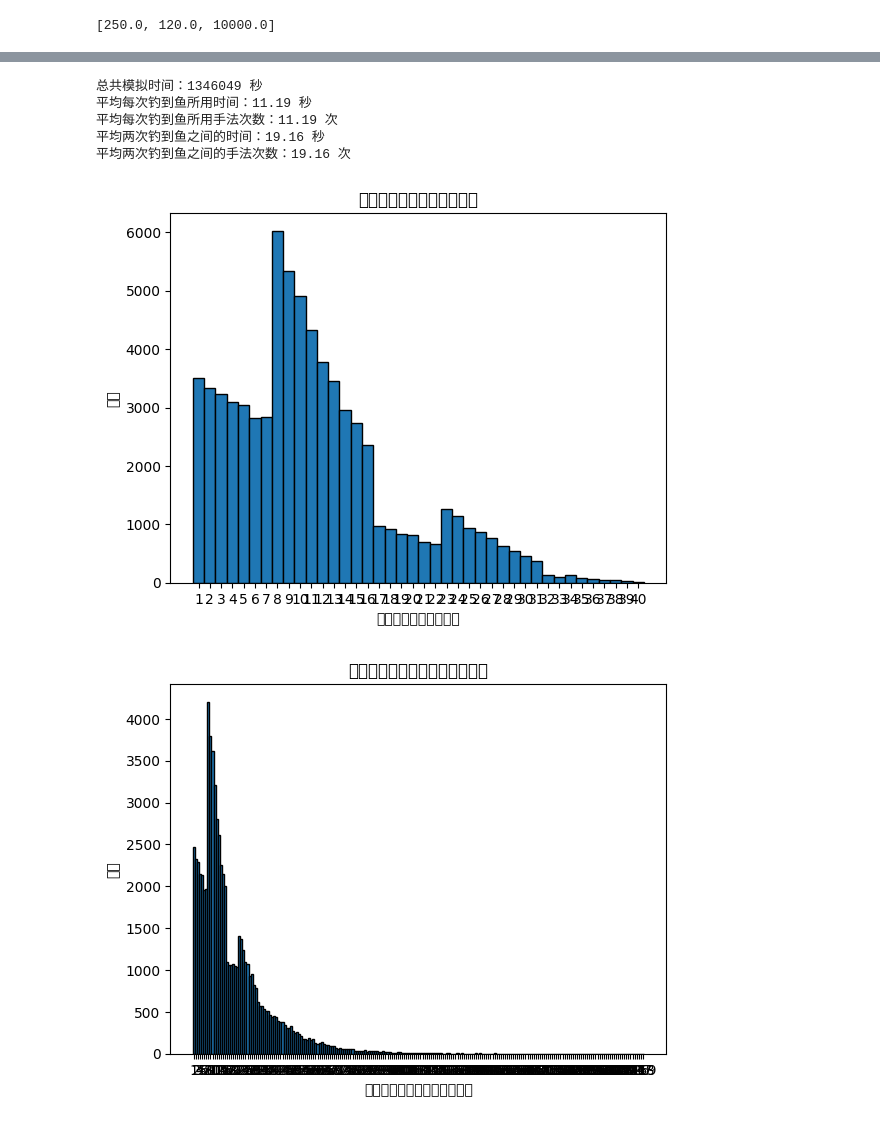
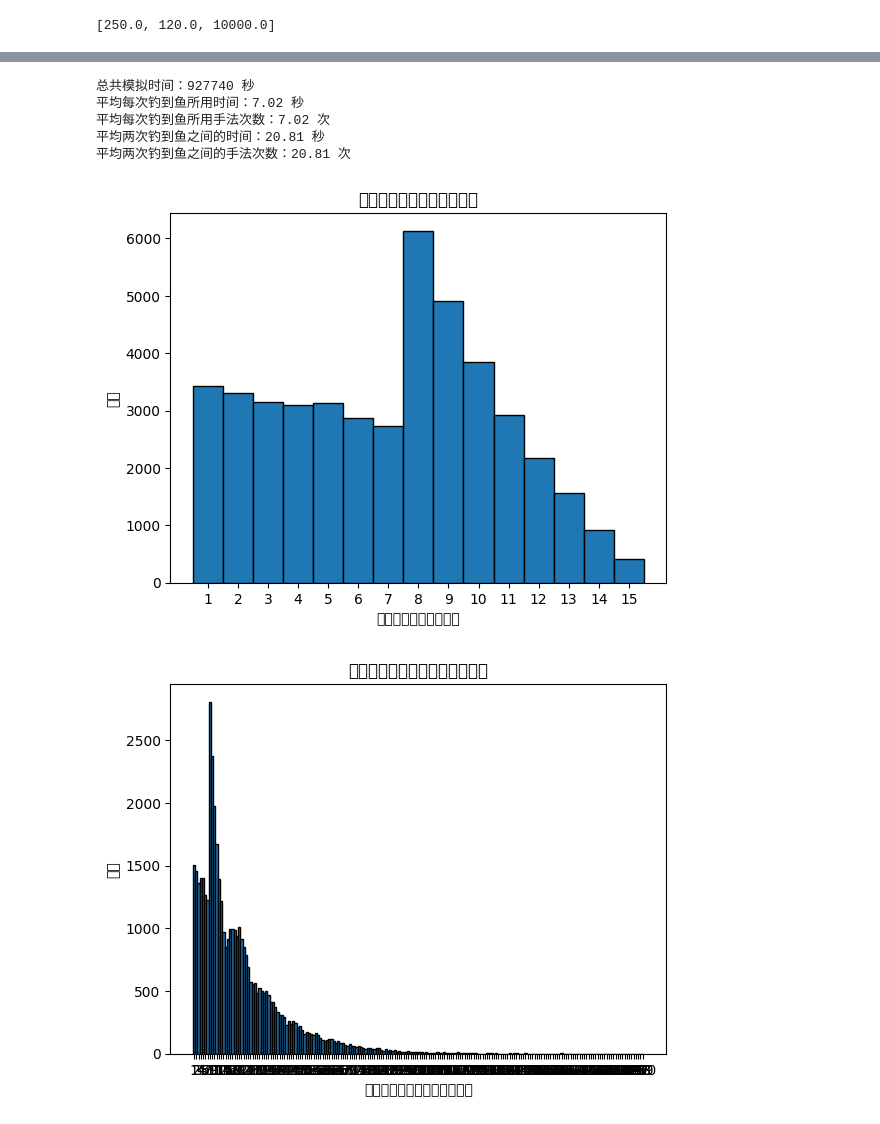
Before and after one commit to futouyiba/StatDemo, a Jupyter notebook: volatility.ipynb, the cells around one changed output, grey strips where cells are left out. Cells and saved outputs as stored; diff of their text form; code cells hidden in the pictures.

```diff
--- a/volatility.ipynb
+++ b/volatility.ipynb
@@ -262,3 +209,7 @@ fishSimulateNTimesICDF(100000)
+# %%
+# 定义每次路亚收线的时间为一个区间内的随机数
+def getReelingTime():
+    return random.randint(8, 15)
 # %%
 deltaTime = 1
 
@@ -299,8 +250,8 @@ def fishSimulateNTimesICDFWithLifts(n):
     tricksSinceLastCatch = 0
 
     for _ in range(n):
-        # 每次抛竿，让抬竿时间在 8 到 40 秒之间随机
-        maxTime = random.randint(8, 40)
+        # 每次抛竿，让抬竿时间在 8 到 15 秒之间随机
+        maxTime = getReelingTime()
         # 模拟一次钓鱼
         caughtFish, timeUsed, tricksUsed = fishSimulate1TimeICDFWithLifts(maxTime)
         # 更新总时间和自上次钓到鱼的累计时间
@@ -317,40 +268,40 @@ def fishSimulateNTimesICDFWithLifts(n):
             # 重置自上次钓到鱼的累计时间和手法次数
             timeSinceLastCatch = 0
             tricksSinceLastCatch = 0
 
     # 输出统计信息
     print(f"总共模拟时间：{totalTime} 秒")
     print(f"平均每次钓到鱼所用时间：{sum(timesToCatch)/len(timesToCatch):.2f} 秒")
     print(f"平均每次钓到鱼所用手法次数：{sum(tricksToCatch)/len(tricksToCatch):.2f} 次")
     print(f"平均两次钓到鱼之间的时间：{sum(timesBetweenCatches)/len(timesBetweenCatches):.2f} 秒")
     print(f"平均两次钓到鱼之间的手法次数：{sum(tricksBetweenCatches)/len(tricksBetweenCatches):.2f} 次")
 
     # 绘制钓到鱼所用时间的分布直方图
     plt.hist(timesToCatch, bins=range(int(min(timesToCatch)), int(max(timesToCatch)) + 2), align='left', edgecolor='black')
     plt.xlabel('钓到鱼所用时间（秒）')
     plt.ylabel('频率')
     plt.title('钓到鱼所用时间分布直方图')
     plt.xticks(range(int(min(timesToCatch)), int(max(timesToCatch)) + 1))
     plt.show()
 
     # 绘制两次钓到鱼之间时间的分布直方图
     plt.hist(timesBetweenCatches, bins=range(int(min(timesBetweenCatches)), int(max(timesBetweenCatches)) + 2), align='left', edgecolor='black')
     plt.xlabel('两次钓到鱼之间的时间（秒）')
     plt.ylabel('频率')
     plt.title('两次钓到鱼之间时间分布直方图')
     plt.xticks(range(int(min(timesBetweenCatches)), int(max(timesBetweenCatches)) + 1))
     plt.show()
 
 # 运行模拟
 fishSimulateNTimesICDFWithLifts(100000)
 # %% [output]
-总共模拟时间：1346049 秒
-平均每次钓到鱼所用时间：11.19 秒
-平均每次钓到鱼所用手法次数：11.19 次
-平均两次钓到鱼之间的时间：19.16 秒
-平均两次钓到鱼之间的手法次数：19.16 次
+总共模拟时间：927740 秒
+平均每次钓到鱼所用时间：7.02 秒
+平均每次钓到鱼所用手法次数：7.02 次
+平均两次钓到鱼之间的时间：20.81 秒
+平均两次钓到鱼之间的手法次数：20.81 次
-[figure, old version]
+[figure, new version]
-[figure, old version]
+[figure, new version]
 # %%
 from scipy.special import erfinv
 from scipy.stats import truncnorm
```
Also changed, not shown: parts of 15 cells of this notebook, 1 other file.
